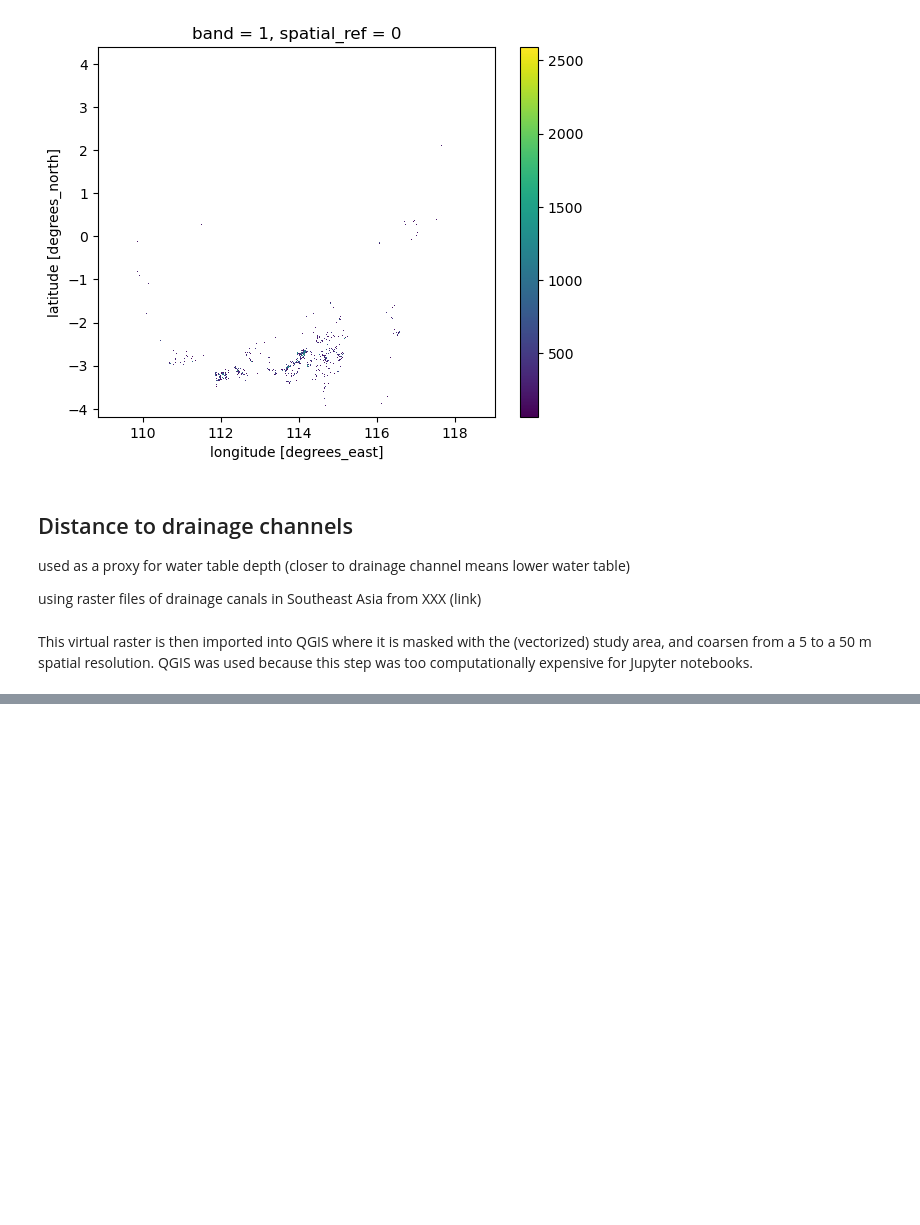
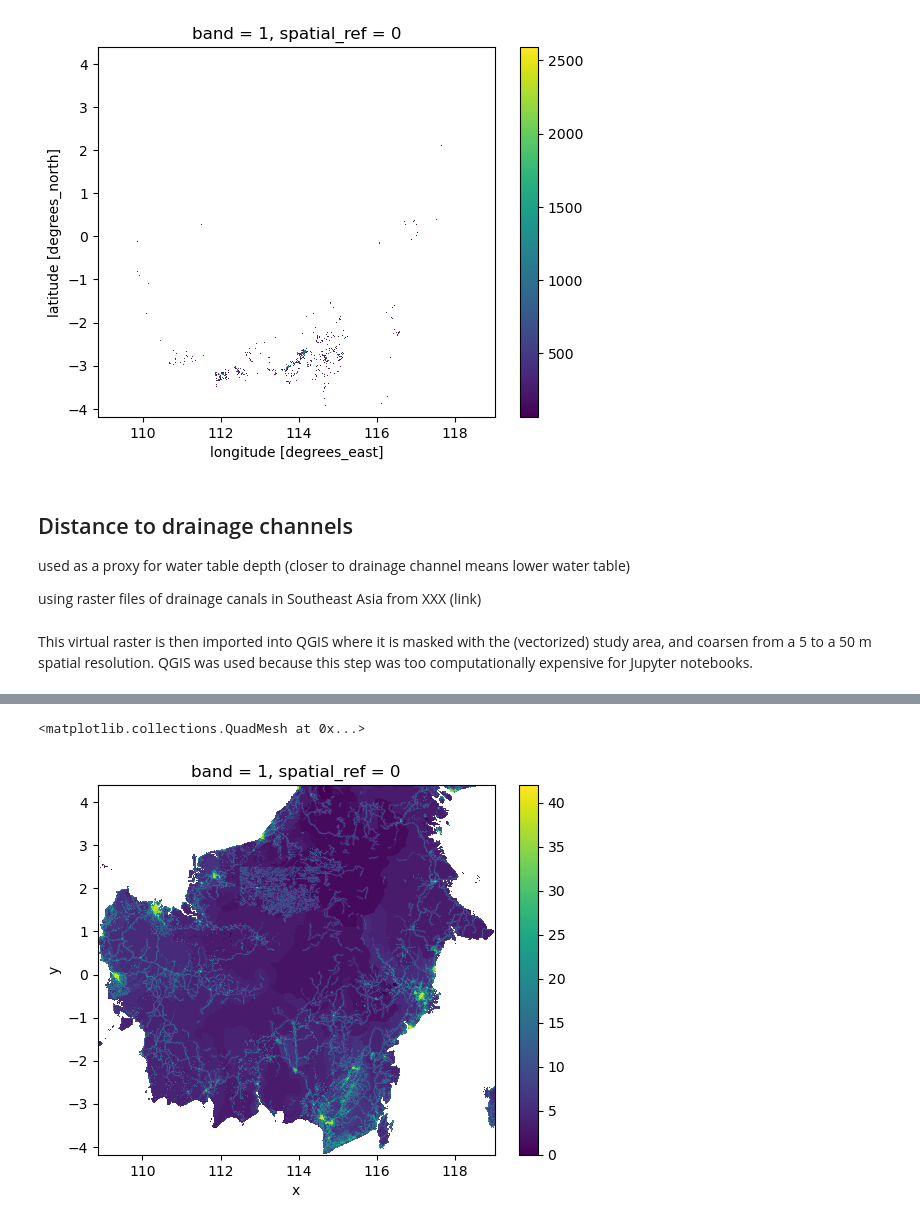
Before and after one commit to ninorp55/tropical-peat-post-fire-vegetation-recovery, a Jupyter notebook: 3_predictor_layers.ipynb, the cells around one changed output, grey strips where cells are left out. Saved outputs shown, nothing was run; the diff lists cells and outputs as text; code cells hidden in the pictures; blank space fills up the shorter version.

```diff
--- a/3_predictor_layers.ipynb
+++ b/3_predictor_layers.ipynb
@@ -223,0 +253,13 @@ dist_da_reproj.rio.to_raster('output-data/predictor-layers/drainage-dist.tif')
+# %%
+# load
+hfp = rxr.open_rasterio('input-data/hfp2013_merisINT.tif')
+# %%
+# reproject match study area
+hfp_kalimantan = hfp.rio.reproject_match(
+    study_area,
+    resampling=Resampling.nearest)
+# %%
+xr.where(hfp_kalimantan == 255, np.nan, hfp_kalimantan).plot()
+# %% [output]
+<matplotlib.collections.QuadMesh at 0x...>
+[figure, added]
```
Also changed, not shown: parts of 29 cells of this notebook, 4 other files.
